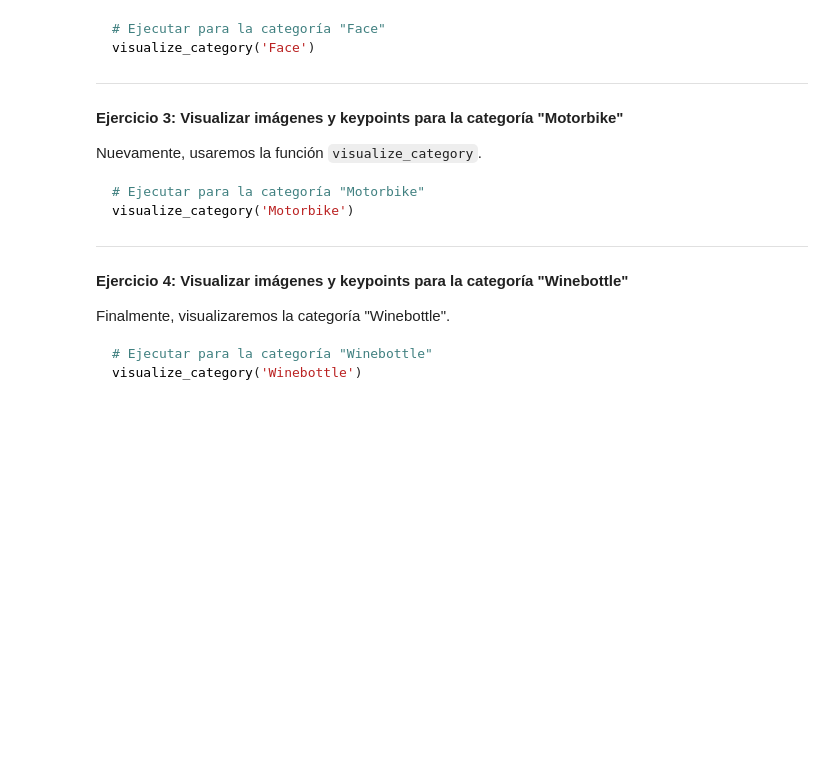
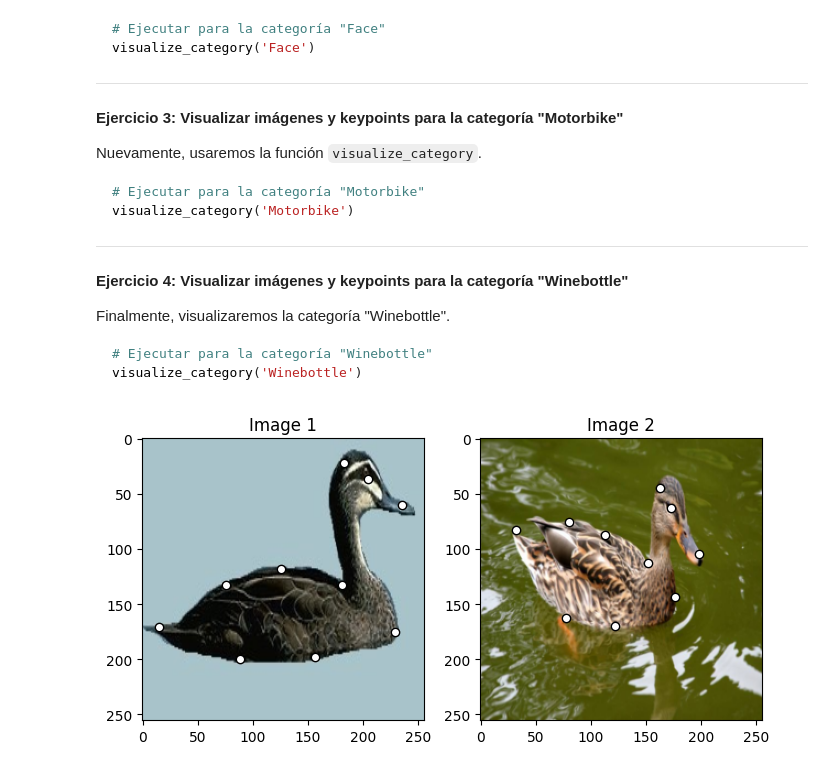
Before and after one commit to JBLOZ/IA, a Jupyter notebook: 2doAnyo/2do cuatri/tecnicas de algoritmos de busqueda/practicas/practica1.ipynb, the cells around one changed output. Drawn from its saved outputs; the diff is of its cells as text; code cells hidden in the pictures; blank space fills up the shorter version.

```diff
--- a/2doAnyo/2do cuatri/tecnicas de algoritmos de busqueda/practicas/practica1.ipynb
+++ b/2doAnyo/2do cuatri/tecnicas de algoritmos de busqueda/practicas/practica1.ipynb
@@ -160,0 +192,43 @@ visualize_category('Winebottle')
+# %%
+import matplotlib.pyplot as plt
+
+
+def plot_image_with_graph(img, kpt, A=None):
+   """
+   Function to visualize an image with keypoints and optional graph connections
+
+   Parameters:
+   - img: Input image to be displayed
+   - kpt: Keypoints array with shape (2, N) where N is number of keypoints
+   - A: Optional adjacency matrix for drawing connections between keypoints
+   """
+   # Display the input image
+   plt.imshow(img)
+
+   # Plot keypoints as white dots with black edges
+   plt.scatter(kpt[0], kpt[1], c='w', edgecolors='k')
+
+   # If an adjacency matrix is provided, draw connections between keypoints
+   if A is not None:
+       # Iterate through non-zero elements in adjacency matrix
+       for idx in np.nonzero(A, as_tuple=False):
+           # Draw black lines between connected keypoints
+           # idx[0] is start point index, idx[1] is end point index
+           plt.plot((kpt[0, idx[0]], kpt[0, idx[1]]), # x-coordinates of line
+                   (kpt[1, idx[0]], kpt[1, idx[1]]),  # y-coordinates of line
+                   'k-')                               # black solid line style
+
+# Create a figure with specific size (8 inches width, 4 inches height)
+plt.figure(figsize=(8, 4))
+
+# Create first subplot for Image 1
+plt.subplot(1, 2, 1)          # 1 row, 2 columns, first position
+plt.title('Image 1')          # Set title for first subplot
+plot_image_with_graph(img1, kpts1)  # Plot first image with its keypoints
+
+# Create second subplot for Image 2
+plt.subplot(1, 2, 2)          # 1 row, 2 columns, second position
+plt.title('Image 2')          # Set title for second subplot
+plot_image_with_graph(img2, kpts2)  # Plot second image with its keypoints
+# %% [output]
+[figure, added]
```
Also changed, not shown: parts of 2 cells of this notebook, 7 other files.
